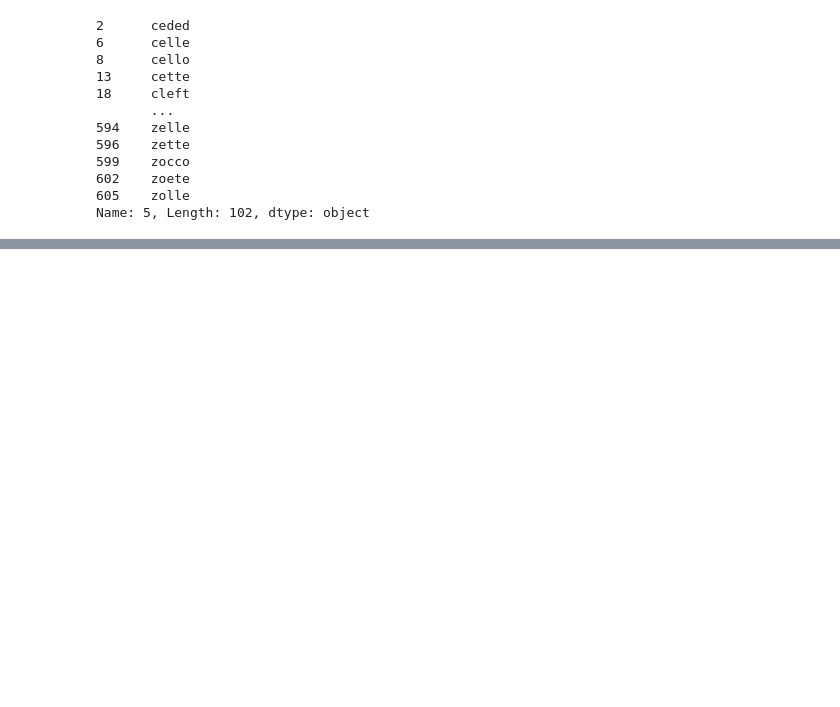
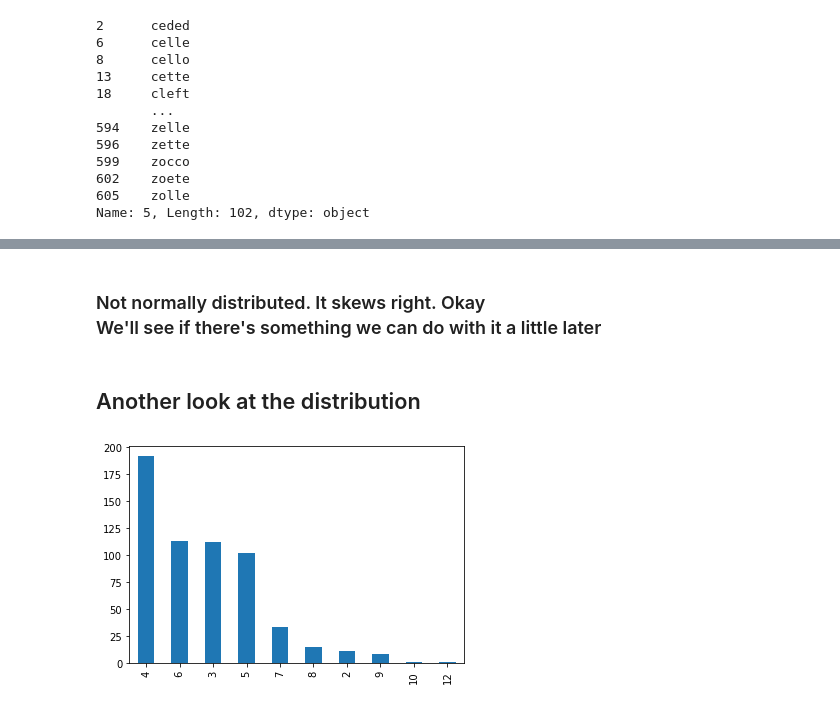
Before and after one commit to nate-walter/Words-From-The-Eye-Chart, a Jupyter notebook: Snellen_Words.ipynb, the cells around one changed output, grey strips where cells are left out. Drawn from its saved outputs; the diff is of its cells as text; code cells hidden in the pictures; blank space fills up the shorter version.

```diff
--- a/Snellen_Words.ipynb
+++ b/Snellen_Words.ipynb
@@ -916,0 +982,8 @@ Name: 5, Length: 102, dtype: object
+# %% [markdown]
+### Not normally distributed. It skews right. Okay<br>We'll see if there's something we can do with it a little later
+# %% [markdown]
+## Another look at the distribution
+# %%
+data['length'].value_counts().plot(kind='bar');
+# %% [output]
+[figure, added]
```
Also changed, not shown: parts of 11 cells of this notebook.
